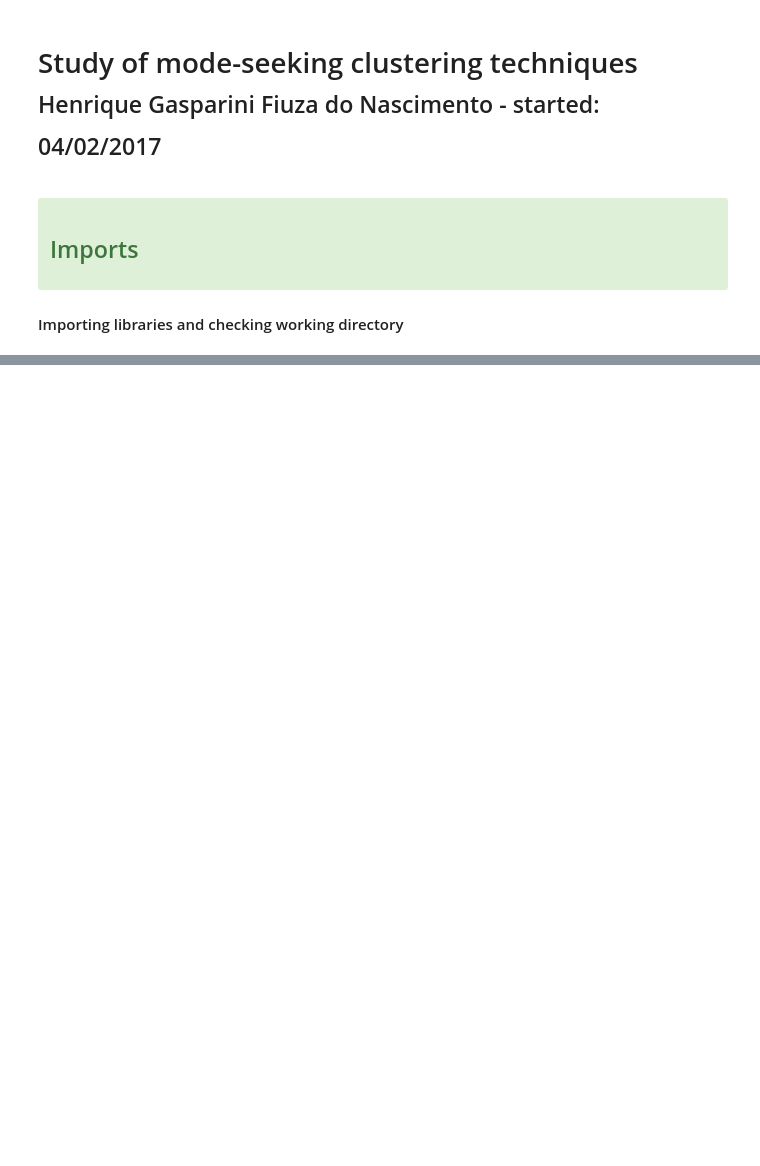
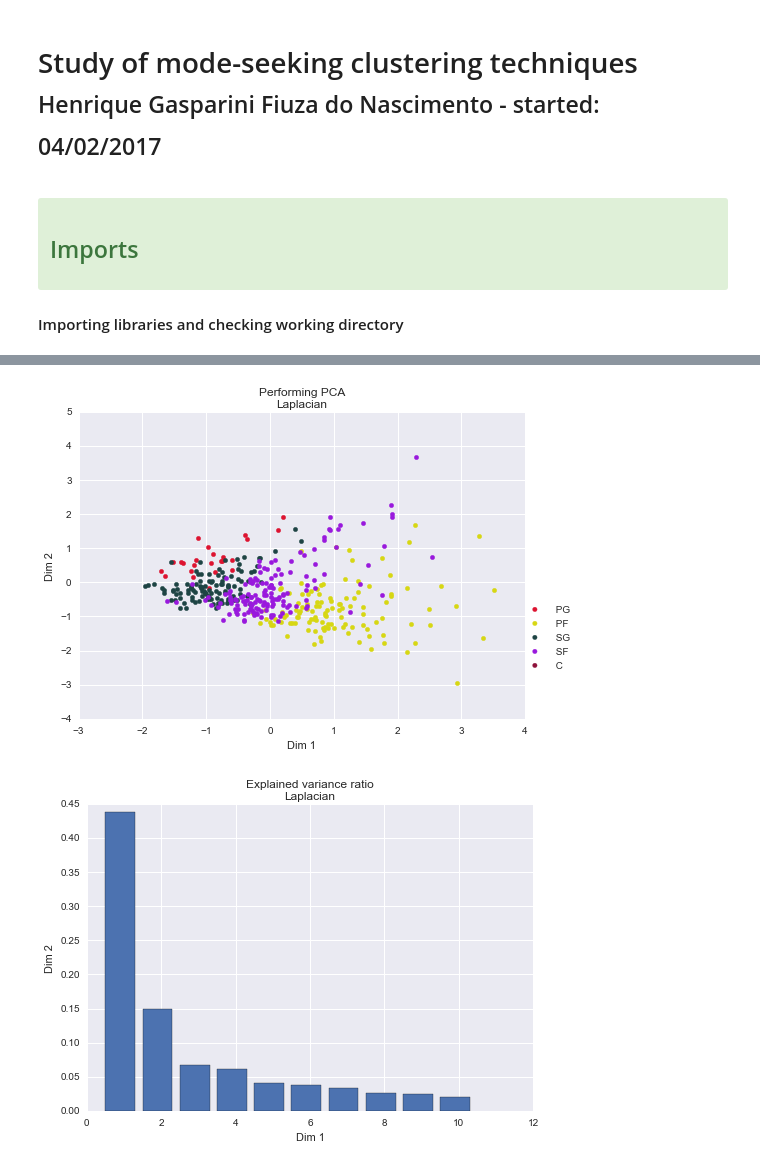
Before and after one commit to Gabriel-Azevedo-Ferreira/TDA-NBA, a Jupyter notebook: notebooks/Clustering/Mode seeking techniques.ipynb, the cells around one changed output, grey strips where cells are left out. Drawn from its saved outputs; the diff is of its cells as text; code cells hidden in the pictures; blank space fills up the shorter version.

```diff
--- a/notebooks/Clustering/Mode seeking techniques.ipynb
+++ b/notebooks/Clustering/Mode seeking techniques.ipynb
@@ -38,0 +133,4 @@ import modeSeeking.point as po
+# %%
+hc_laplacian = po.HillClimbing('intermediateData/NBA-data-as-points-laplacian.csv', 24, 12)
+labels_laplacian = hc_laplacian.getLabels()
+print len(np.unique(labels_laplacian))
@@ -38,0 +260,5 @@ import modeSeeking.point as po
+# %%
+plotClustering(df_num, labels_laplacian, 'Laplacian')
+# %% [output]
+[figure, added]
+[figure, added]
```
Also changed, not shown: parts of 40 cells of this notebook, 8 other files.
